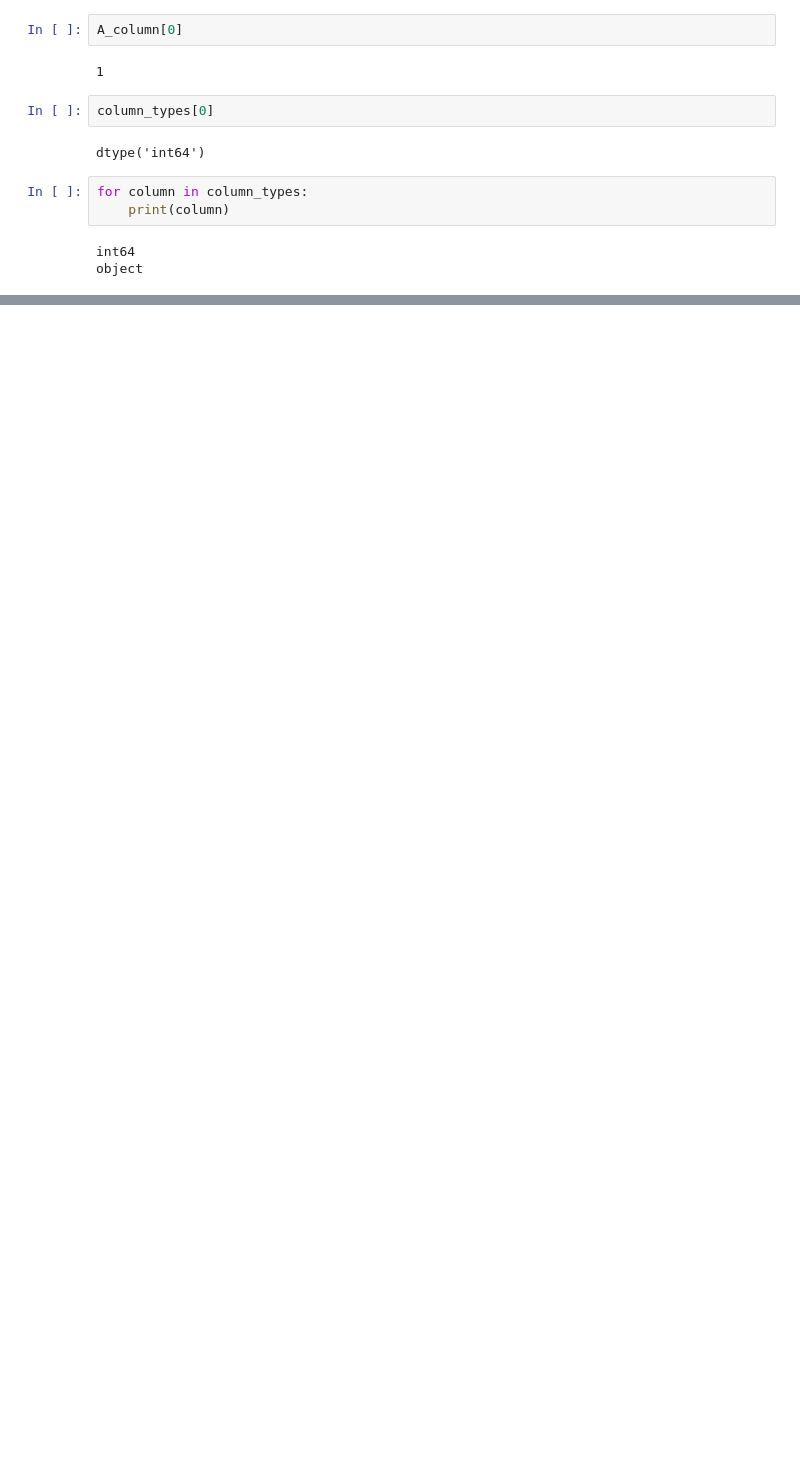
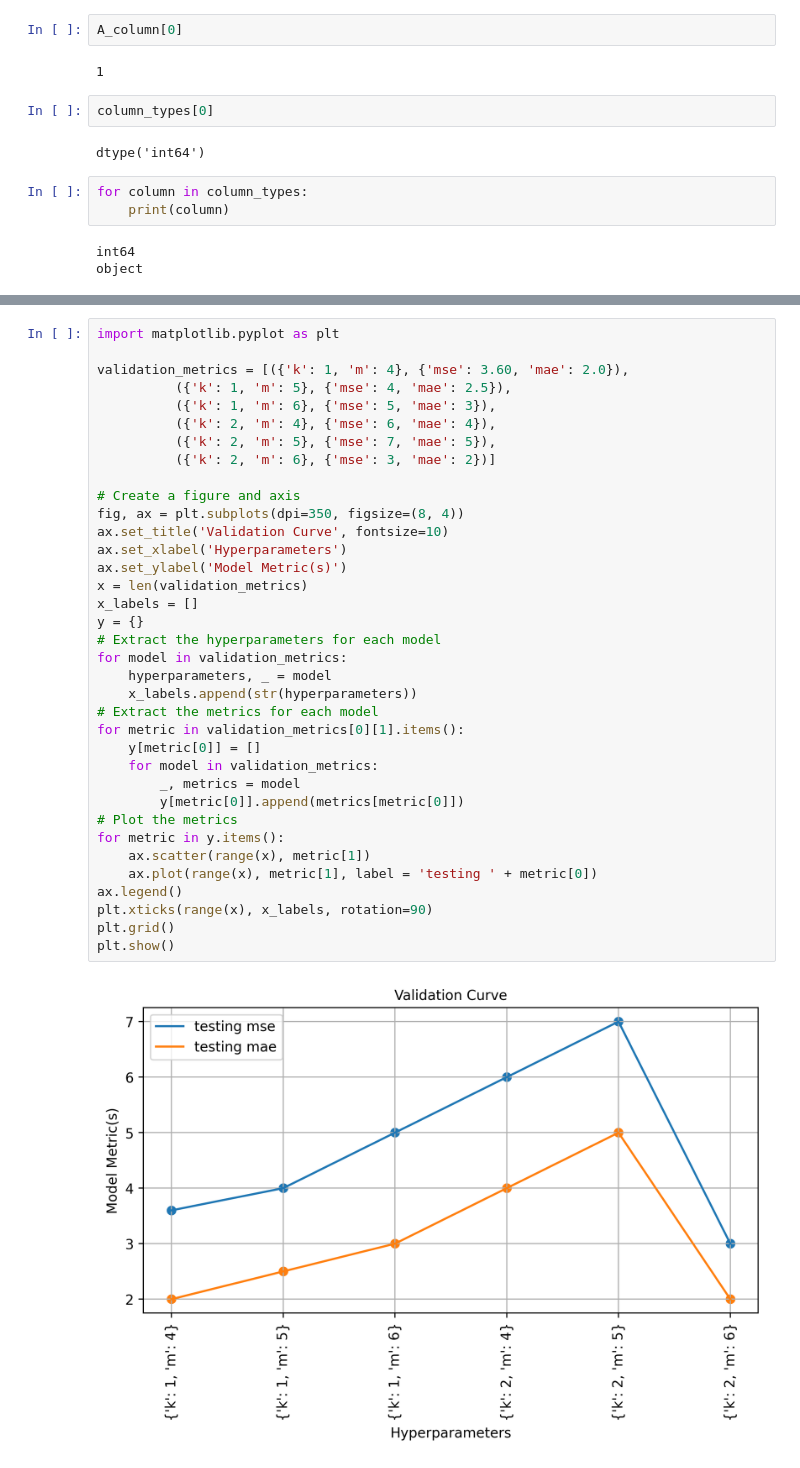
Before and after one commit to danielnashed/Machine-Learning-Pipeline, a Jupyter notebook: test.ipynb, the cells around one changed output, grey strips where cells are left out. Saved outputs shown, nothing was run; the diff lists cells and outputs as text; blank space fills up the shorter version.

```diff
--- a/test.ipynb
+++ b/test.ipynb
@@ -37,0 +41,38 @@ object
+# %%
+import matplotlib.pyplot as plt
+
+validation_metrics = [({'k': 1, 'm': 4}, {'mse': 3.60, 'mae': 2.0}),
+          ({'k': 1, 'm': 5}, {'mse': 4, 'mae': 2.5}),
+          ({'k': 1, 'm': 6}, {'mse': 5, 'mae': 3}),
+          ({'k': 2, 'm': 4}, {'mse': 6, 'mae': 4}),
+          ({'k': 2, 'm': 5}, {'mse': 7, 'mae': 5}),
+          ({'k': 2, 'm': 6}, {'mse': 3, 'mae': 2})]
+
+# Create a figure and axis
+fig, ax = plt.subplots(dpi=350, figsize=(8, 4))
+ax.set_title('Validation Curve', fontsize=10)
+ax.set_xlabel('Hyperparameters')
+ax.set_ylabel('Model Metric(s)')
+x = len(validation_metrics)
+x_labels = []
+y = {}
+# Extract the hyperparameters for each model
+for model in validation_metrics:
+    hyperparameters, _ = model
+    x_labels.append(str(hyperparameters))
+# Extract the metrics for each model
+for metric in validation_metrics[0][1].items():
+    y[metric[0]] = []
+    for model in validation_metrics:
+        _, metrics = model
+        y[metric[0]].append(metrics[metric[0]])
+# Plot the metrics
+for metric in y.items():
+    ax.scatter(range(x), metric[1])
+    ax.plot(range(x), metric[1], label = 'testing ' + metric[0])
+ax.legend()
+plt.xticks(range(x), x_labels, rotation=90)
+plt.grid()
+plt.show()
+# %% [output]
+[figure, added]
```
Also changed, not shown: parts of 1 cell of this notebook, 15 other files.
